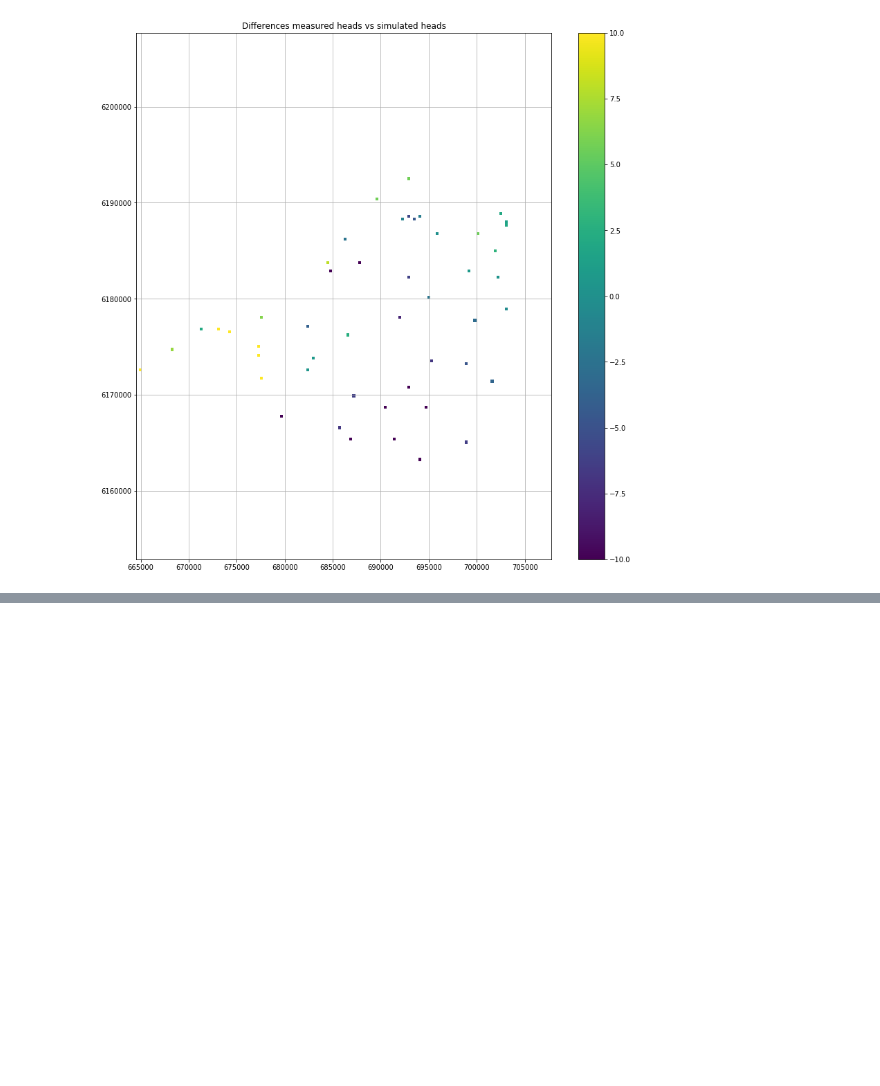
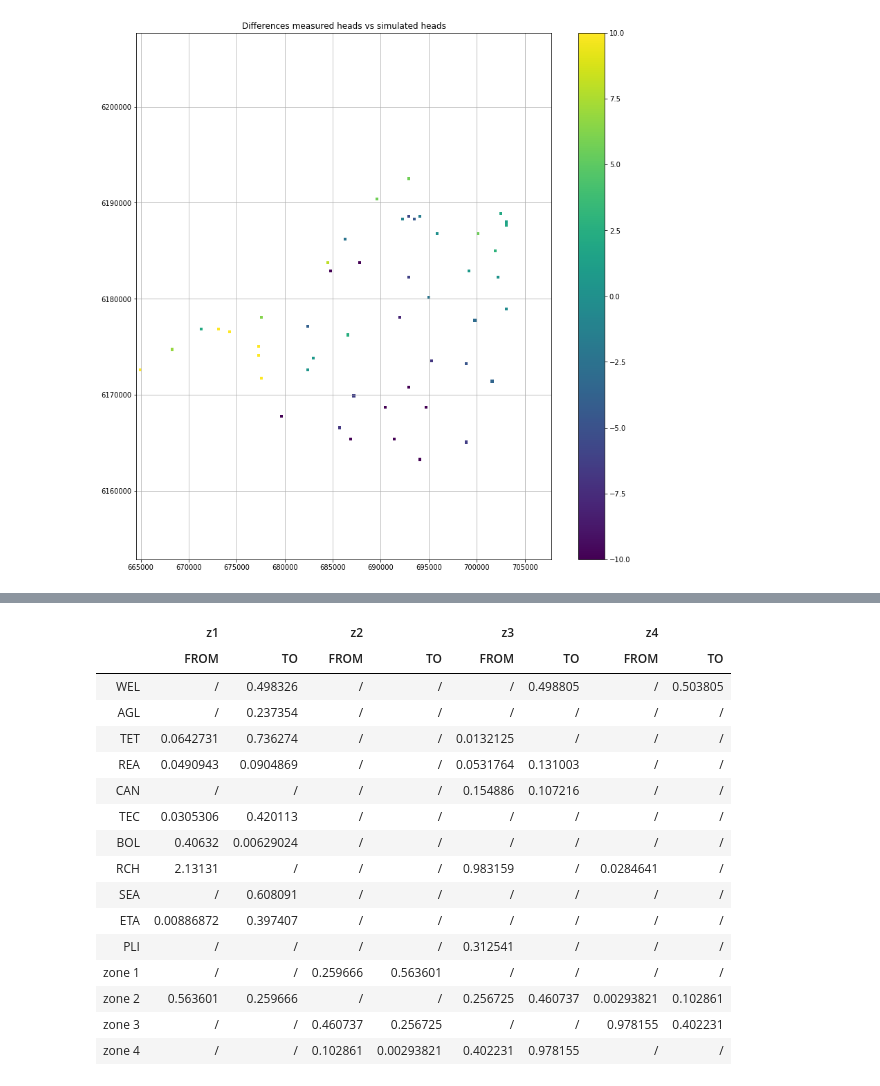
Before and after one commit to LudovicSchorpp/TM_Ludovic_Schorpp, a Jupyter notebook: codes_tests/Modeles3D/test_3D/test_3D.ipynb, the cells around one changed output, grey strips where cells are left out. Saved outputs shown, nothing was run; the diff lists cells and outputs as text; code cells hidden in the pictures; blank space fills up the shorter version.

```diff
--- a/codes_tests/Modeles3D/test_3D/test_3D.ipynb
+++ b/codes_tests/Modeles3D/test_3D/test_3D.ipynb
@@ -560,0 +556,20 @@ plt.show()
+# %%
+DF_Budg.replace(0,"/")
+# %% [output]
+|  | z1 |  | z2 |  | z3 |  | z4 |  |
+|  | FROM | TO | FROM | TO | FROM | TO | FROM | TO |
+| WEL | / | 0.498326 | / | / | / | 0.498805 | / | 0.503805 |
+| AGL | / | 0.237354 | / | / | / | / | / | / |
+| TET | 0.0642731 | 0.736274 | / | / | 0.0132125 | / | / | / |
+| REA | 0.0490943 | 0.0904869 | / | / | 0.0531764 | 0.131003 | / | / |
+| CAN | / | / | / | / | 0.154886 | 0.107216 | / | / |
+| TEC | 0.0305306 | 0.420113 | / | / | / | / | / | / |
+| BOL | 0.40632 | 0.00629024 | / | / | / | / | / | / |
+| RCH | 2.13131 | / | / | / | 0.983159 | / | 0.0284641 | / |
+| SEA | / | 0.608091 | / | / | / | / | / | / |
+| ETA | 0.00886872 | 0.397407 | / | / | / | / | / | / |
+| PLI | / | / | / | / | 0.312541 | / | / | / |
+| zone 1 | / | / | 0.259666 | 0.563601 | / | / | / | / |
+| zone 2 | 0.563601 | 0.259666 | / | / | 0.256725 | 0.460737 | 0.00293821 | 0.102861 |
+| zone 3 | / | / | 0.460737 | 0.256725 | / | / | 0.978155 | 0.402231 |
+| zone 4 | / | / | 0.102861 | 0.00293821 | 0.402231 | 0.978155 | / | / |
```
Also changed, not shown: parts of 14 cells of this notebook, 1 other file.
